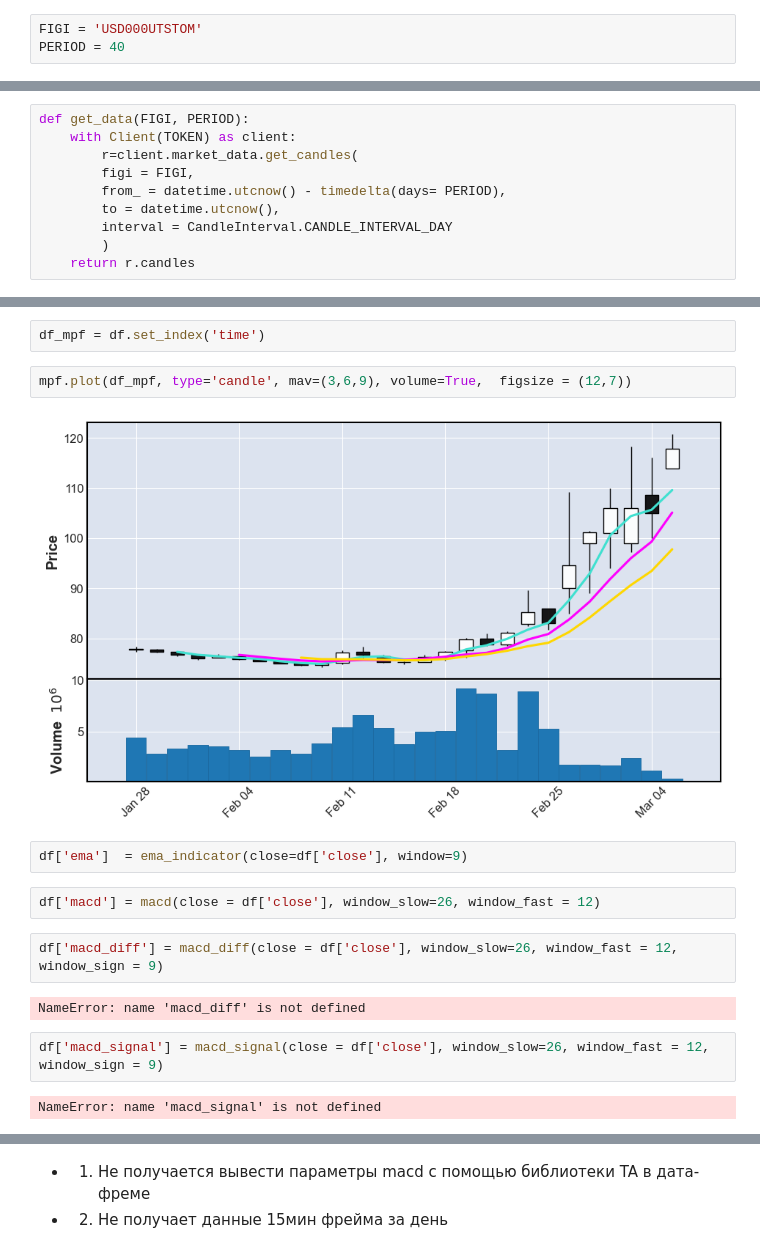
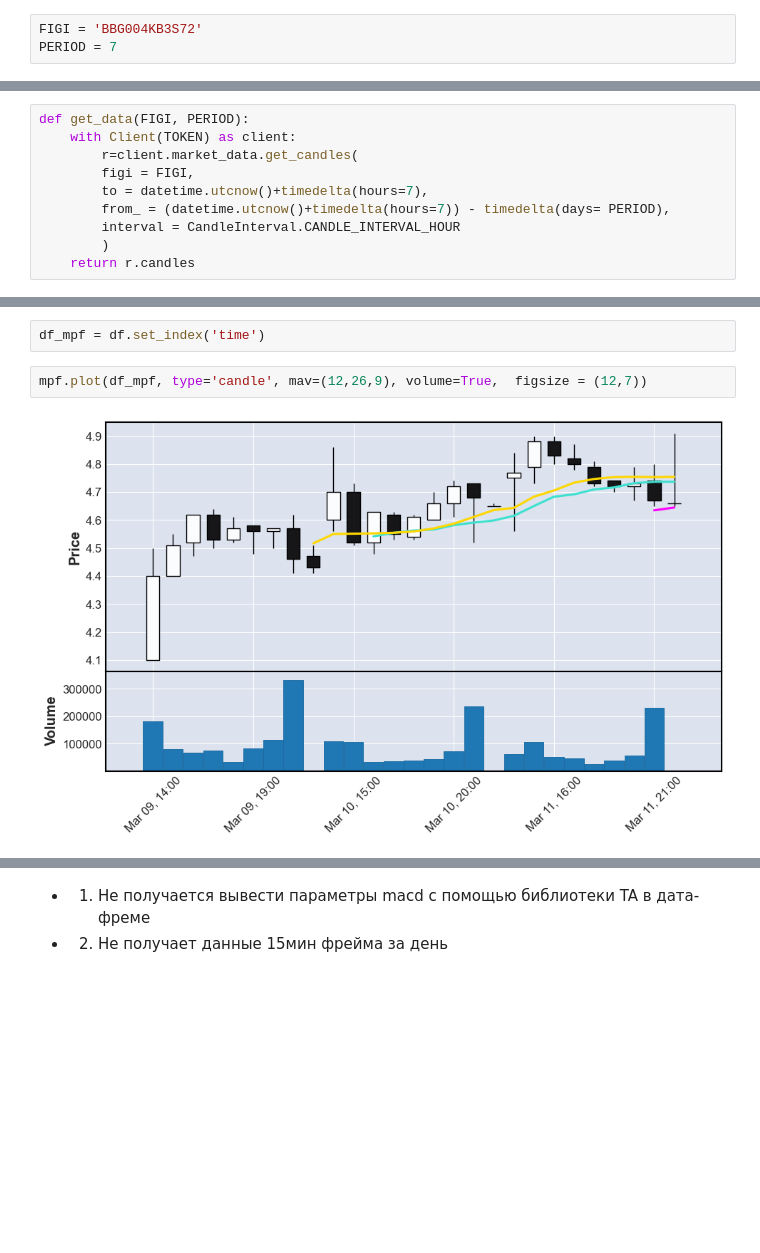
Before and after one commit to Alex-85-54/Investment-advisor, a Jupyter notebook: Robot_Trader_v1.0.ipynb, the cells around one changed output, grey strips where cells are left out. Cells and saved outputs as stored; diff of their text form; blank space fills up the shorter version.

```diff
--- a/Robot_Trader_v1.0.ipynb
+++ b/Robot_Trader_v1.0.ipynb
@@ -172,8 +183,8 @@ df_account
 # %% [markdown]
 ### Вводим значение переменных:
 # %%
-FIGI = 'USD000UTSTOM'
-PERIOD = 40
+FIGI = 'BBG004KB3S72'
+PERIOD = 7
 # %% [markdown]
 Создаем запрос для получения исторических данных инструмента. Параметры функции:
 + FIGI - уникальный figi бумаги,
@@ -191,9 +202,9 @@ def get_data(FIGI, PERIOD):
     with Client(TOKEN) as client:
         r=client.market_data.get_candles(
         figi = FIGI,
-        from_ = datetime.utcnow() - timedelta(days= PERIOD),
-        to = datetime.utcnow(),
-        interval = CandleInterval.CANDLE_INTERVAL_DAY
+        to = datetime.utcnow()+timedelta(hours=7),
+        from_ = (datetime.utcnow()+timedelta(hours=7)) - timedelta(days= PERIOD),
+        interval = CandleInterval.CANDLE_INTERVAL_HOUR
         )
     return r.candles
 # %% [markdown]
@@ -262,18 +273,6 @@ df
 # %%
 df_mpf = df.set_index('time')
 # %%
-mpf.plot(df_mpf, type='candle', mav=(3,6,9), volume=True,  figsize = (12,7))
+mpf.plot(df_mpf, type='candle', mav=(12,26,9), volume=True,  figsize = (12,7))
 # %% [output]
-[figure, old version]
+[figure, new version]
-# %%
-df['ema']  = ema_indicator(close=df['close'], window=9)
-# %%
-df['macd'] = macd(close = df['close'], window_slow=26, window_fast = 12)
-# %%
-df['macd_diff'] = macd_diff(close = df['close'], window_slow=26, window_fast = 12, window_sign = 9)
-# %% [output]
-NameError: name 'macd_diff' is not defined
-# %%
-df['macd_signal'] = macd_signal(close = df['close'], window_slow=26, window_fast = 12, window_sign = 9)
-# %% [output]
-NameError: name 'macd_signal' is not defined
```
Also changed, not shown: parts of 25 cells of this notebook, 38 other files.
